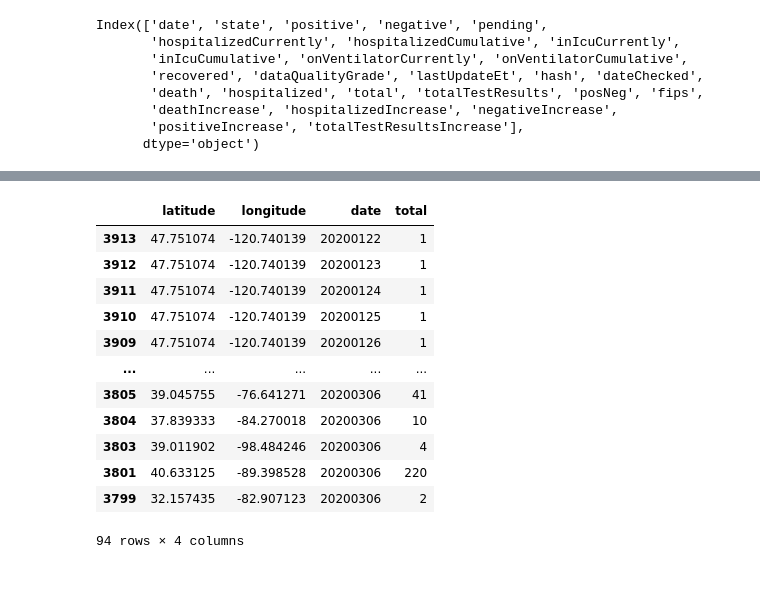
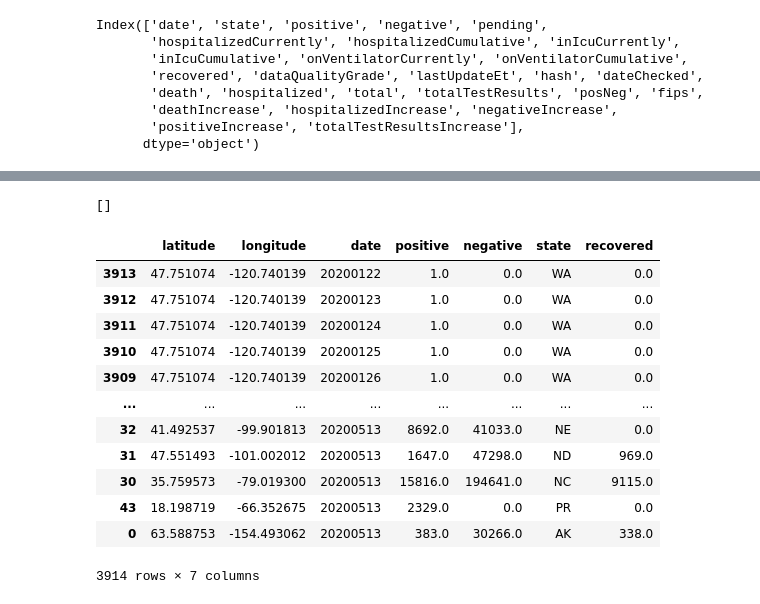
Before and after one commit to g1tKraken/Group_Projects, a Jupyter notebook: map_test.ipynb, the cells around one changed output, grey strips where cells are left out. Cells and saved outputs as stored; diff of their text form; code cells hidden in the pictures.

```diff
--- a/map_test.ipynb
+++ b/map_test.ipynb
@@ -19,6 +21,6 @@ Index(['date', 'state', 'positive', 'negative', 'pending',
        'positiveIncrease', 'totalTestResultsIncrease'],
       dtype='object')
 # %%
-covid_data = covid_dataframe[['date', 'state', 'positive','total','totalTestResults','dataQualityGrade', 'lastUpdateEt','recovered']].loc[covid_dataframe['dataQualityGrade'] != 'F']
+covid_data = covid_dataframe[['date', 'state', 'positive', 'negative','recovered', 'dataQualityGrade', 'lastUpdateEt']].loc[covid_dataframe['dataQualityGrade'] != 'F']
 covid_data.head(3)
 # %% [output]
@@ -33,20 +36,22 @@ covid_df = pd.merge(covid_data, state_geo_df, how='left', left_on="state", right
 # %%
-plot_df = covid_df[['latitude','longitude','date','total']].sort_values(by='date', axis=0, ascending=True)
-plot_df.head(30|90)
+plot_df = covid_df[['latitude','longitude','date','positive', 'negative', 'state', 'recovered']].sort_values(by='date', axis=0, ascending=True).fillna(0)
+print(plot_df.loc[plot_df['latitude'] == 0]['state'].unique())
+plot_df
 # %% [output]
+[]
-|  | latitude | longitude | date | total |
-| 3913 | 47.751074 | -120.740139 | 20200122 | 1 |
-| 3912 | 47.751074 | -120.740139 | 20200123 | 1 |
-| 3911 | 47.751074 | -120.740139 | 20200124 | 1 |
-| 3910 | 47.751074 | -120.740139 | 20200125 | 1 |
-| 3909 | 47.751074 | -120.740139 | 20200126 | 1 |
-| ... | ... | ... | ... | ... |
-| 3805 | 39.045755 | -76.641271 | 20200306 | 41 |
-| 3804 | 37.839333 | -84.270018 | 20200306 | 10 |
-| 3803 | 39.011902 | -98.484246 | 20200306 | 4 |
-| 3801 | 40.633125 | -89.398528 | 20200306 | 220 |
-| 3799 | 32.157435 | -82.907123 | 20200306 | 2 |
+|  | latitude | longitude | date | positive | negative | state | recovered |
+| 3913 | 47.751074 | -120.740139 | 20200122 | 1.0 | 0.0 | WA | 0.0 |
+| 3912 | 47.751074 | -120.740139 | 20200123 | 1.0 | 0.0 | WA | 0.0 |
+| 3911 | 47.751074 | -120.740139 | 20200124 | 1.0 | 0.0 | WA | 0.0 |
+| 3910 | 47.751074 | -120.740139 | 20200125 | 1.0 | 0.0 | WA | 0.0 |
+| 3909 | 47.751074 | -120.740139 | 20200126 | 1.0 | 0.0 | WA | 0.0 |
+| ... | ... | ... | ... | ... | ... | ... | ... |
+| 32 | 41.492537 | -99.901813 | 20200513 | 8692.0 | 41033.0 | NE | 0.0 |
+| 31 | 47.551493 | -101.002012 | 20200513 | 1647.0 | 47298.0 | ND | 969.0 |
+| 30 | 35.759573 | -79.019300 | 20200513 | 15816.0 | 194641.0 | NC | 9115.0 |
+| 43 | 18.198719 | -66.352675 | 20200513 | 2329.0 | 0.0 | PR | 0.0 |
+| 0 | 63.588753 | -154.493062 | 20200513 | 383.0 | 30266.0 | AK | 338.0 |
-94 rows × 4 columns
+3914 rows × 7 columns
 # %%
 #gdf = geopandas.GeoDataFrame(
 #    plot_df, geometry=geopandas.points_from_xy(plot_df.longitude, plot_df.latitude))
```
Also changed, not shown: parts of 14 cells of this notebook, 1 other file.
